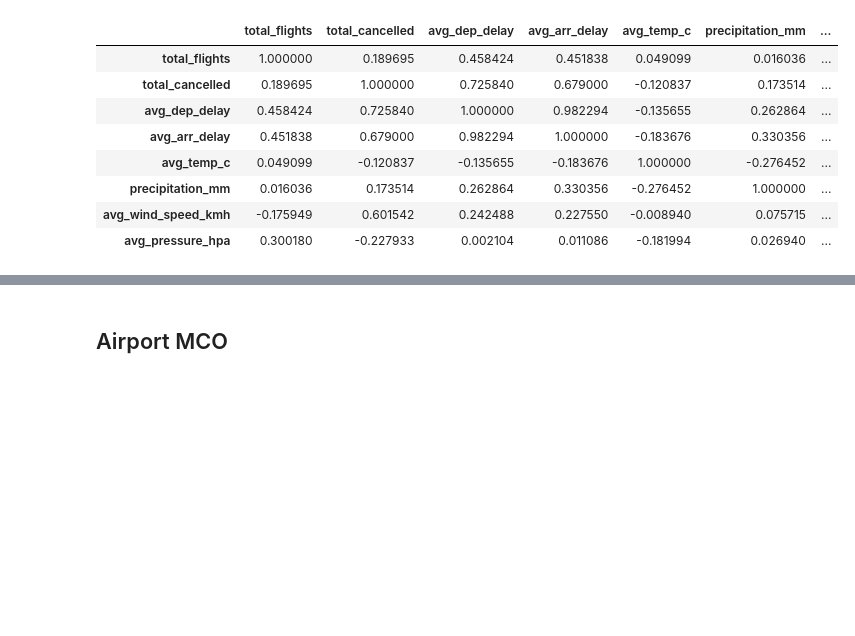
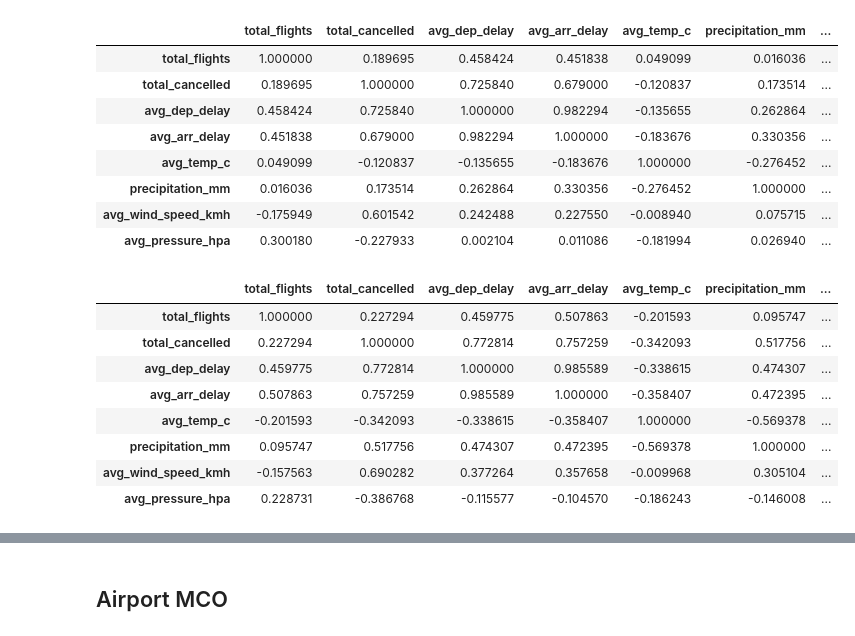
Before and after one commit to Kellyphilo/Hurricane_Debby_Flight_Disruptions, a Jupyter notebook: data_EDA.ipynb, the cells around one changed output, grey strips where cells are left out. Drawn from its saved outputs; the diff is of its cells as text; code cells hidden in the pictures; blank space fills up the shorter version.

```diff
--- a/data_EDA.ipynb
+++ b/data_EDA.ipynb
@@ -108,3 +165,17 @@ flights_MCO[['total_flights', 'total_cancelled', 'avg_dep_delay',
 | precipitation_mm | 0.016036 | 0.173514 | 0.262864 | 0.330356 | -0.276452 | 1.000000 | ... |
 | avg_wind_speed_kmh | -0.175949 | 0.601542 | 0.242488 | 0.227550 | -0.008940 | 0.075715 | ... |
 | avg_pressure_hpa | 0.300180 | -0.227933 | 0.002104 | 0.011086 | -0.181994 | 0.026940 | ... |
+# %%
+flights_TPA[['total_flights', 'total_cancelled', 'avg_dep_delay',
+       'avg_arr_delay', 'avg_temp_c', 'precipitation_mm', 'avg_wind_speed_kmh',
+       'avg_pressure_hpa']].corr()
+# %% [output]
+|  | total_flights | total_cancelled | avg_dep_delay | avg_arr_delay | avg_temp_c | precipitation_mm | ... |
+| total_flights | 1.000000 | 0.227294 | 0.459775 | 0.507863 | -0.201593 | 0.095747 | ... |
+| total_cancelled | 0.227294 | 1.000000 | 0.772814 | 0.757259 | -0.342093 | 0.517756 | ... |
+| avg_dep_delay | 0.459775 | 0.772814 | 1.000000 | 0.985589 | -0.338615 | 0.474307 | ... |
+| avg_arr_delay | 0.507863 | 0.757259 | 0.985589 | 1.000000 | -0.358407 | 0.472395 | ... |
+| avg_temp_c | -0.201593 | -0.342093 | -0.338615 | -0.358407 | 1.000000 | -0.569378 | ... |
+| precipitation_mm | 0.095747 | 0.517756 | 0.474307 | 0.472395 | -0.569378 | 1.000000 | ... |
+| avg_wind_speed_kmh | -0.157563 | 0.690282 | 0.377264 | 0.357658 | -0.009968 | 0.305104 | ... |
+| avg_pressure_hpa | 0.228731 | -0.386768 | -0.115577 | -0.104570 | -0.186243 | -0.146008 | ... |
```
Also changed, not shown: parts of 35 cells of this notebook.
